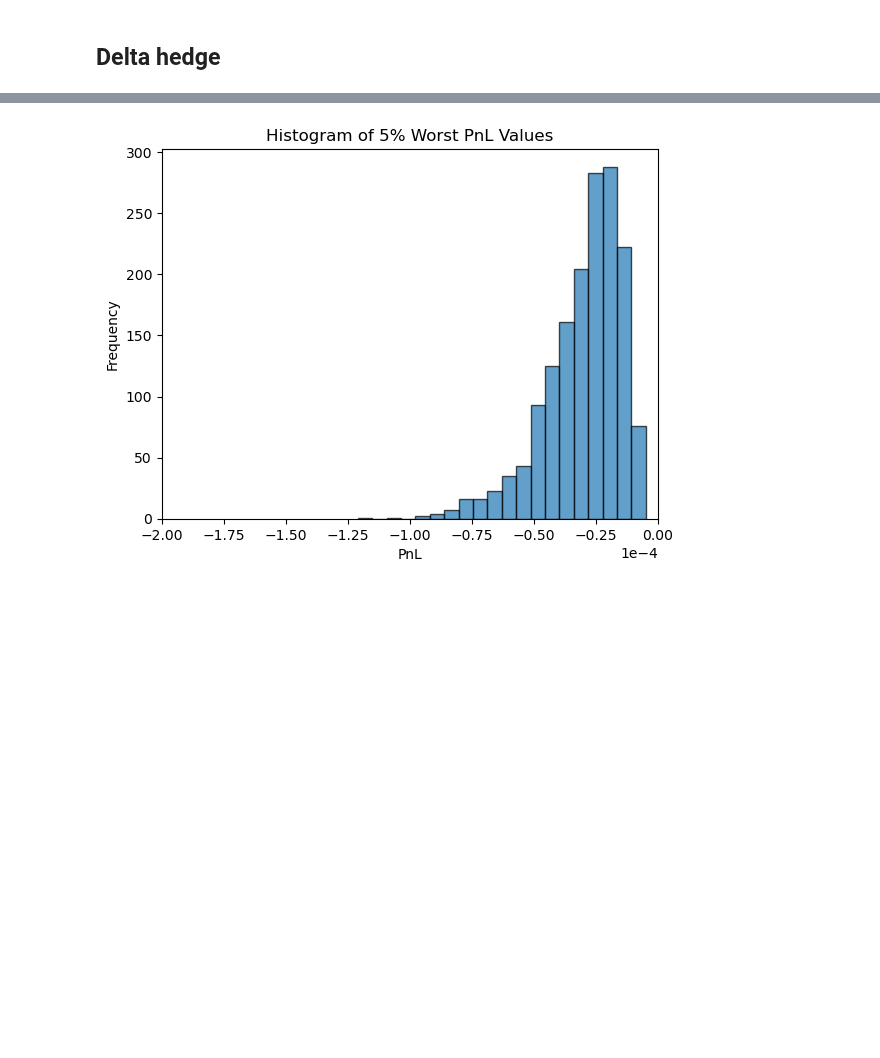
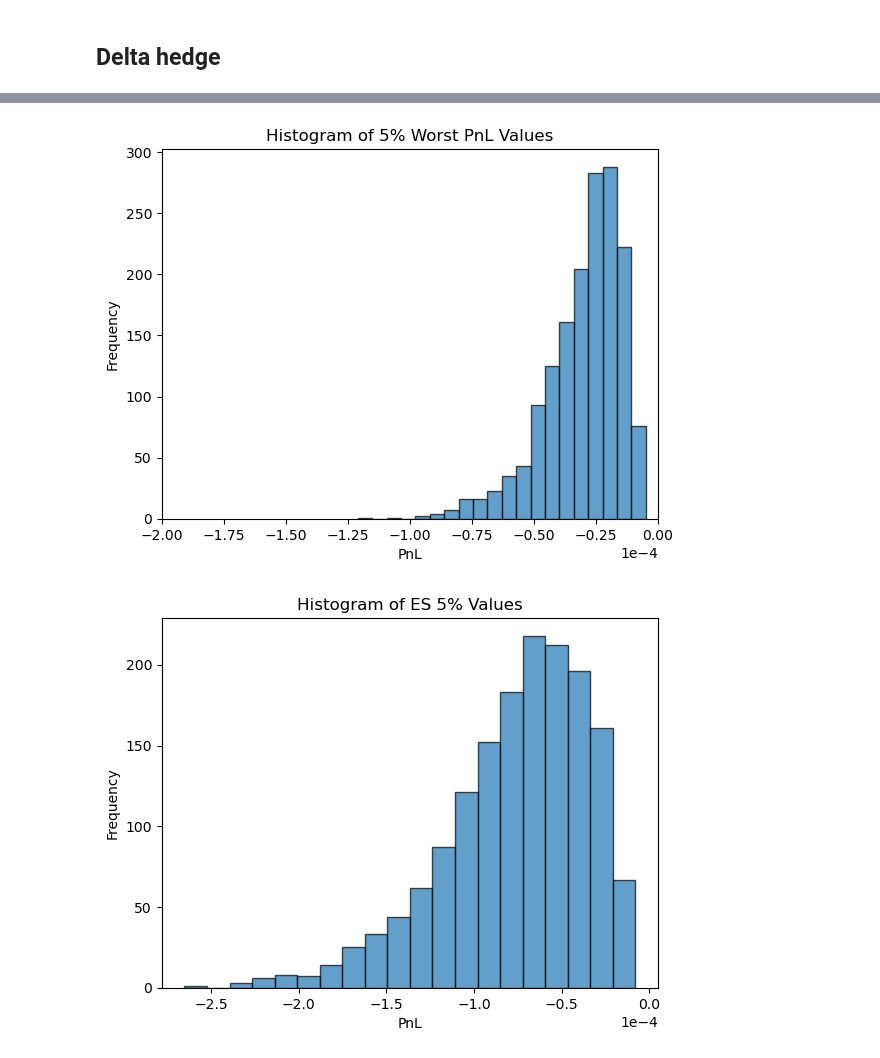
Before and after one commit to spelbella/cva_risk_management_thesis, a Jupyter notebook: Environment/delta_hedge.ipynb, the cells around one changed output, grey strips where cells are left out. Drawn from its saved outputs; the diff is of its cells as text; code cells hidden in the pictures; blank space fills up the shorter version.

```diff
--- a/Environment/delta_hedge.ipynb
+++ b/Environment/delta_hedge.ipynb
@@ -201,37 +231,50 @@ plt.show()
 # %%
 def delta_hedge(path):
     pnl = np.zeros(len(path.CVA)-1)
     default_buckets = [np.array(path.Q_s[k-1]) - np.array(path.Q_s[k]) for k in range(1, len(path.Q_s))]
     for i in range(1, len(path.CVA)):
         delta_CVA = path.CVA[i]- path.CVA[i-1]
         quantity_swapt = sum(default_buckets[k][i]*(path.Swaptions[k][i]-path.Swaptions[k][i-1]) for k in range(0,len(default_buckets)) if k > path.t_s[i])
         quantity_defaultprob = sum(path.Swaptions[k][i]*(path.Swaptions[k][i]-path.Swaptions[k][i-1]) for k in range(0,len(default_buckets)) if k > path.t_s[i])
         pnl[i-1] = delta_CVA - (quantity_swapt + quantity_defaultprob)
     return pnl
 
 
 pnl = [None] * len(paths) #[np.zeros(len(paths[1].CVA)-1) for _ in range(len(paths))]
 for i in range(len(pnl)):
     pnl[i] = delta_hedge(paths[i])
 
 plt.figure(1)
 plt.title("Example PnL, Delta hedge, rebalancing once a day")
 plt.grid()
 plt.ticklabel_format(axis='y', style='sci', scilimits=(-4,-4))
 plt.plot(paths[3].t_s[1:],pnl[3])
 
 plt.figure(2)
+# Extract the 5% worst percentile values from each array
+var_values = np.array([VaR(p) for p in pnl]) # is this really VaR?
+# Plot histogram
+plt.hist(var_values, bins=20, edgecolor='black', alpha=0.7)
+plt.xlabel("PnL")
 plt.ticklabel_format(axis='x', style='sci', scilimits=(-4,-4))
-# Extract the 5% worst percentile values from each array
-var_values_hedge = np.array([np.percentile(p,5) for p in pnl]) #BHS VaR
-# Plot histogram
-# plt.hist(worst_5_percent_values, bins=20, edgecolor='black', alpha=0.7)
-plt.hist(var_values_hedge, bins=20, edgecolor='black', alpha=0.7)
-plt.xlabel("PnL")
 plt.ylabel("Frequency")
-plt.xlim(-0.0002, 0) #min(worst_5_percent_values)*2
+plt.xlim(-0.0002,0)
+# plt.xlim(min(worst_5_percent_values)*2, max(worst_5_percent_values)-min(worst_5_percent_values))
 plt.title("Histogram of 5% Worst PnL Values")
 plt.show()
+
+plt.figure(3)
+# Extract the 5% worst percentile values from each array
+es_values = np.array([ES(p) for p in pnl]) # is this really VaR?
+# Plot histogram
+plt.hist(es_values, bins=20, edgecolor='black', alpha=0.7)
+plt.xlabel("PnL")
+plt.ticklabel_format(axis='x', style='sci', scilimits=(-4,-4))
+plt.ylabel("Frequency")
+# plt.xlim(min(worst_5_percent_values)*2, max(worst_5_percent_values)-min(worst_5_percent_values))
+plt.title("Histogram of ES 5% Values")
+plt.show()
 # %% [output]
 [figure]
 [figure]
+[figure, added]
```
Also changed, not shown: parts of 6 cells of this notebook, 3 other files.
